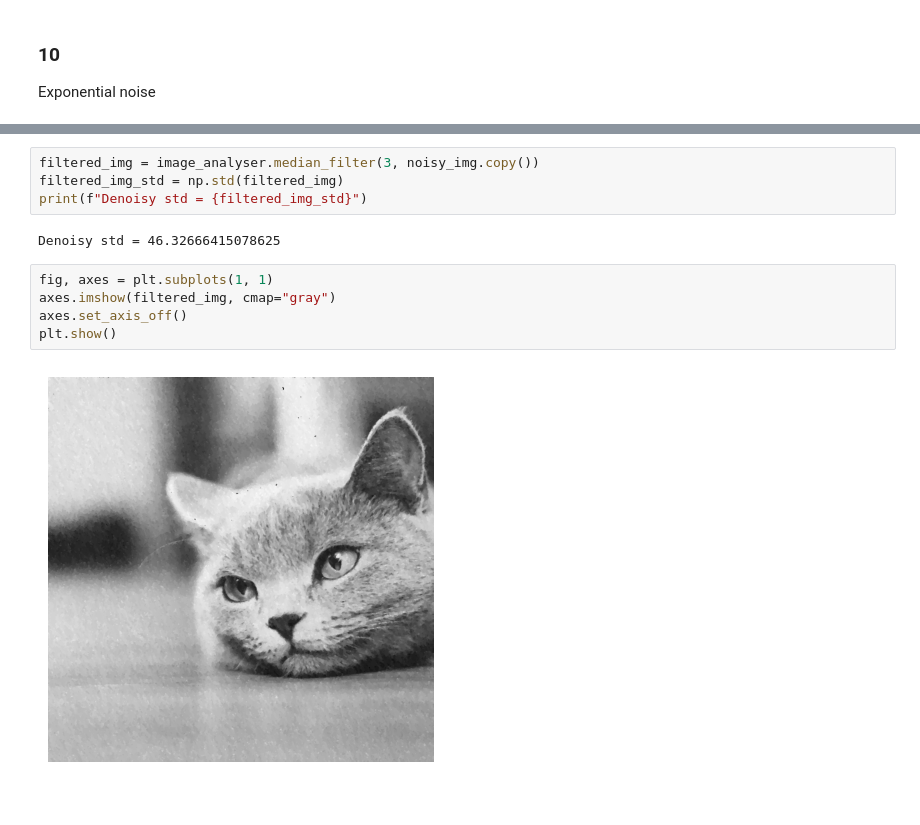
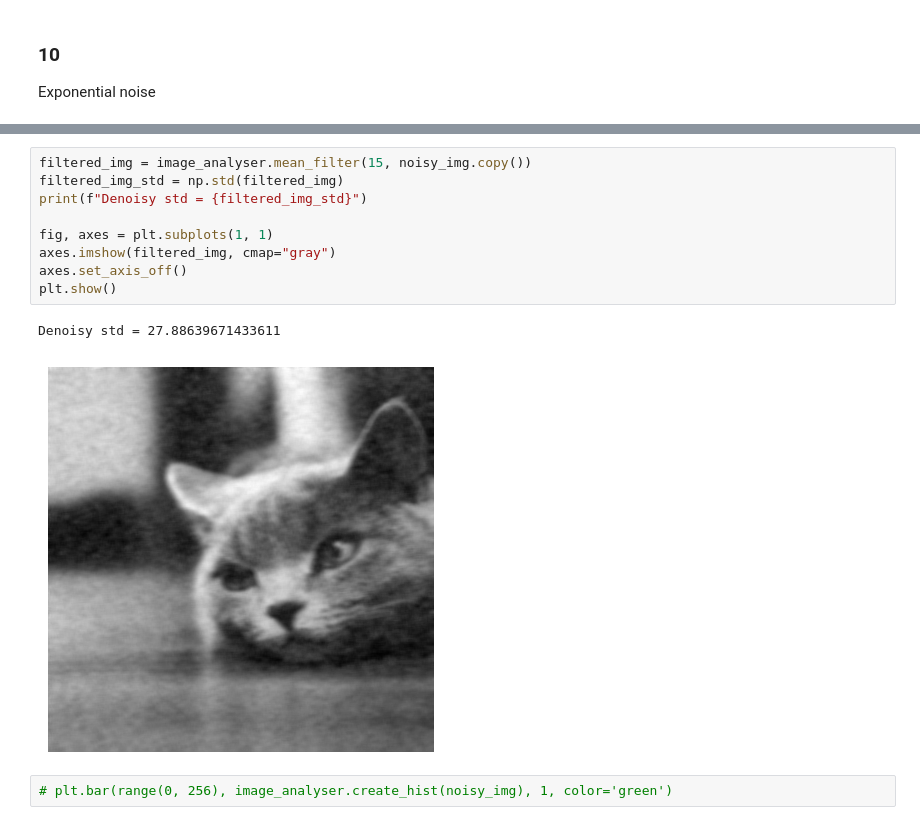
Before and after one commit to Gerrytty/digital-image-processing-course, a Jupyter notebook: lab3/lab3.ipynb, the cells around one changed output, grey strips where cells are left out. Saved outputs shown, nothing was run; the diff lists cells and outputs as text.

```diff
--- a/lab3/lab3.ipynb
+++ b/lab3/lab3.ipynb
@@ -360,13 +372,14 @@ Noisy std = 56.99186736411627
 # %%
-filtered_img = image_analyser.median_filter(3, noisy_img.copy())
+filtered_img = image_analyser.mean_filter(15, noisy_img.copy())
 filtered_img_std = np.std(filtered_img)
 print(f"Denoisy std = {filtered_img_std}")
+
+fig, axes = plt.subplots(1, 1)
+axes.imshow(filtered_img, cmap="gray")
+axes.set_axis_off()
+plt.show()
 # %% [output]
-Denoisy std = 46.32666415078625
+Denoisy std = 27.88639671433611
+[figure, added]
-# %%
-fig, axes = plt.subplots(1, 1)
-axes.imshow(filtered_img, cmap="gray")
-axes.set_axis_off()
-plt.show()
-# %% [output]
-[figure, removed]
+# %%
+# plt.bar(range(0, 256), image_analyser.create_hist(noisy_img), 1, color='green')
```
Also changed, not shown: parts of 7 cells of this notebook.
